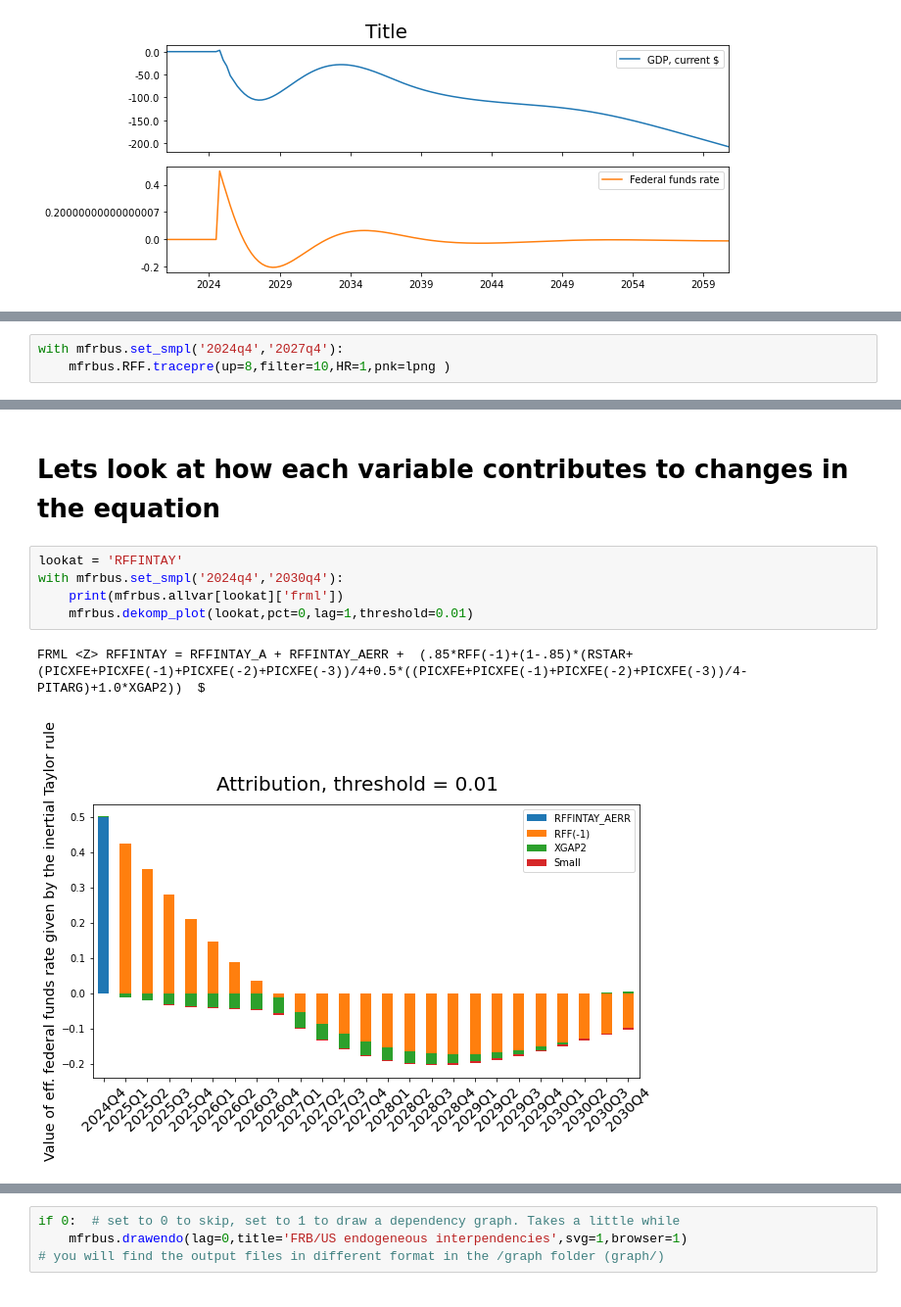
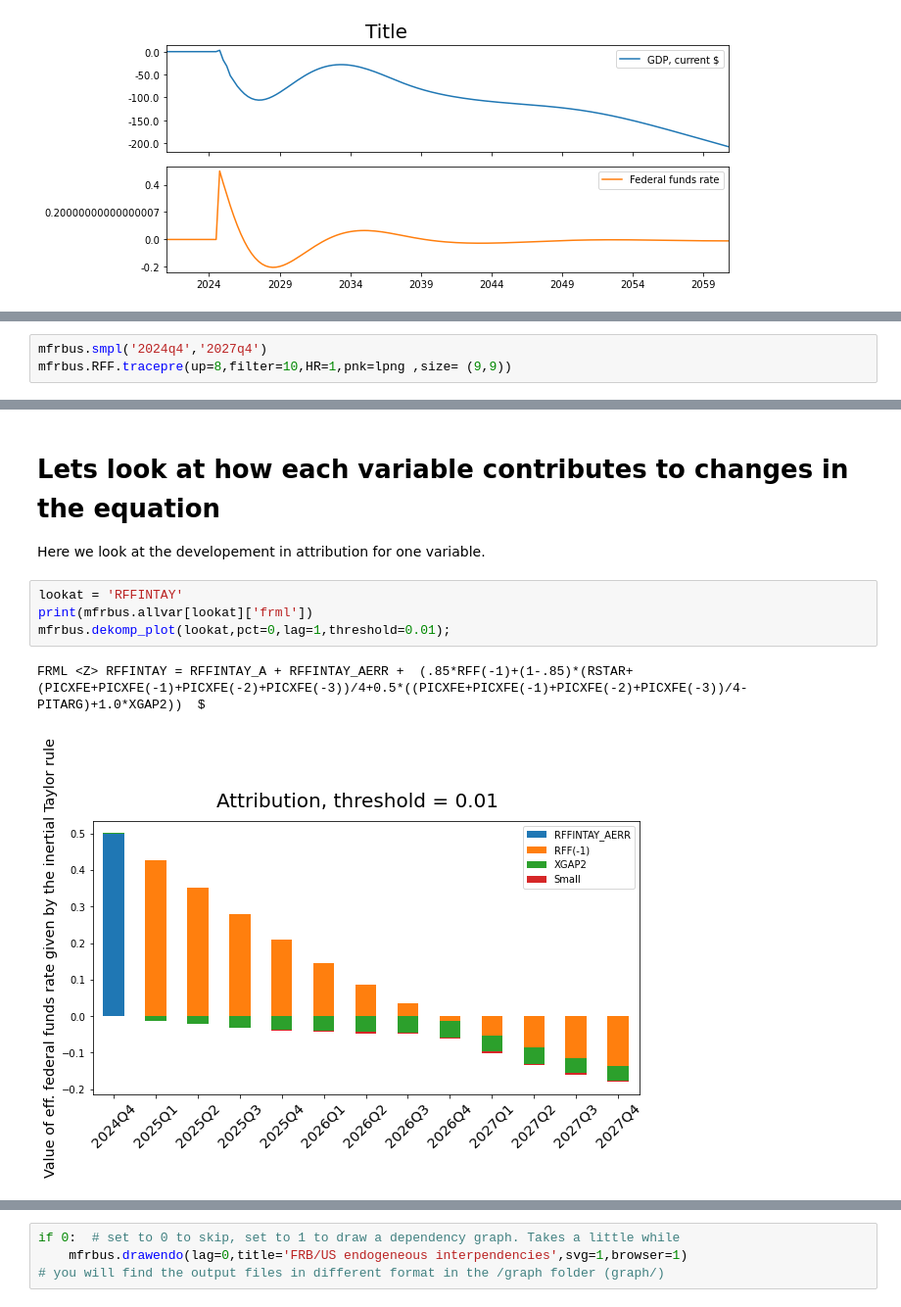
Before and after one commit to IbHansen/FrbUS, a Jupyter notebook: FRBUS - example - VAR.ipynb, the cells around one changed output, grey strips where cells are left out. Shown at 98% size. Drawn from its saved outputs; the diff is of its cells as text.

```diff
--- a/FRBUS - example - VAR.ipynb
+++ b/FRBUS - example - VAR.ipynb
@@ -61,15 +66,15 @@ _ = mfrbus['XGDPN RFF'].dif.rename().plot(colrow=1,sharey=0)
 # %%
-with mfrbus.set_smpl('2024q4','2027q4'):
-    mfrbus.RFF.tracepre(up=8,filter=10,HR=1,pnk=lpng )
+mfrbus.smpl('2024q4','2027q4')
+mfrbus.RFF.tracepre(up=8,filter=10,HR=1,pnk=lpng ,size= (9,9))
 # %% [output]
 [drawing not drawn]
 # %% [markdown]
 # Lets look at how each variable contributes to changes in the equation
+Here we look at the developement in attribution for one variable.
 # %%
 lookat = 'RFFINTAY'
-with mfrbus.set_smpl('2024q4','2030q4'):
-    print(mfrbus.allvar[lookat]['frml'])
-    mfrbus.dekomp_plot(lookat,pct=0,lag=1,threshold=0.01)
+print(mfrbus.allvar[lookat]['frml'])
+mfrbus.dekomp_plot(lookat,pct=0,lag=1,threshold=0.01);
 # %% [output]
 FRML <Z> RFFINTAY = RFFINTAY_A + RFFINTAY_AERR +  (.85*RFF(-1)+(1-.85)*(RSTAR+(PICXFE+PICXFE(-1)+PICXFE(-2)+PICXFE(-3))/4+0.5*((PICXFE+PICXFE(-1)+PICXFE(-2)+PICXFE(-3))/4-PITARG)+1.0*XGAP2))  $
-[figure, old version]
+[figure, new version]
```
Also changed, not shown: parts of 12 cells of this notebook, 1 other file.
